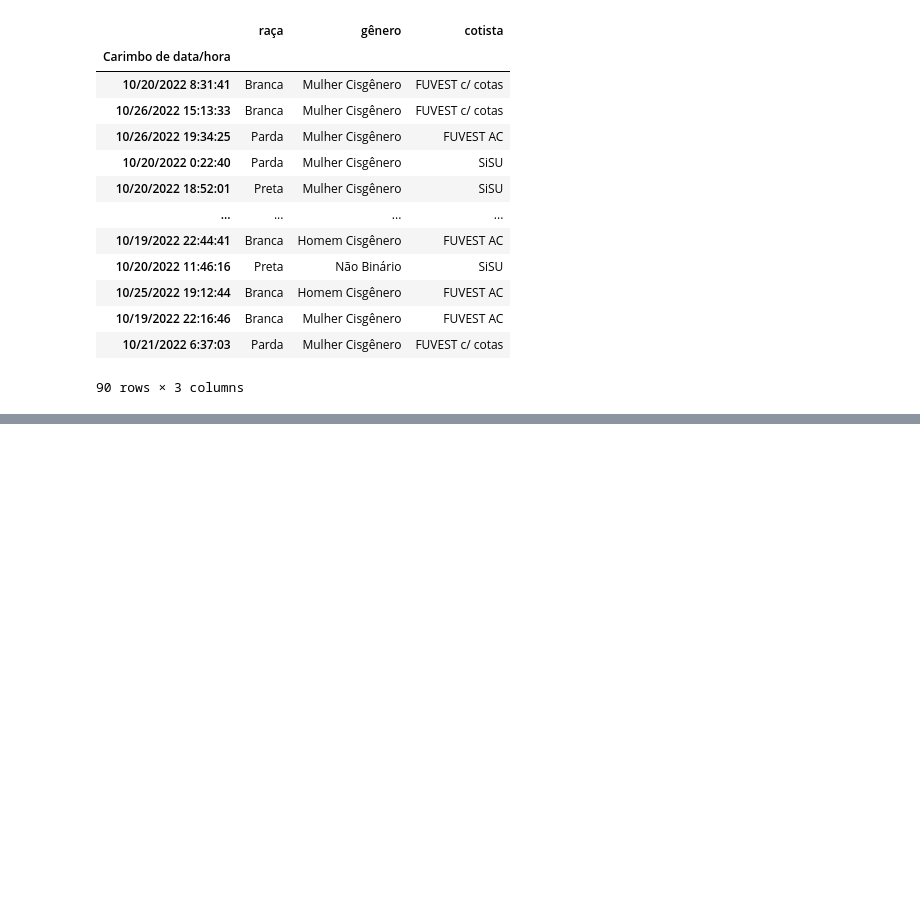
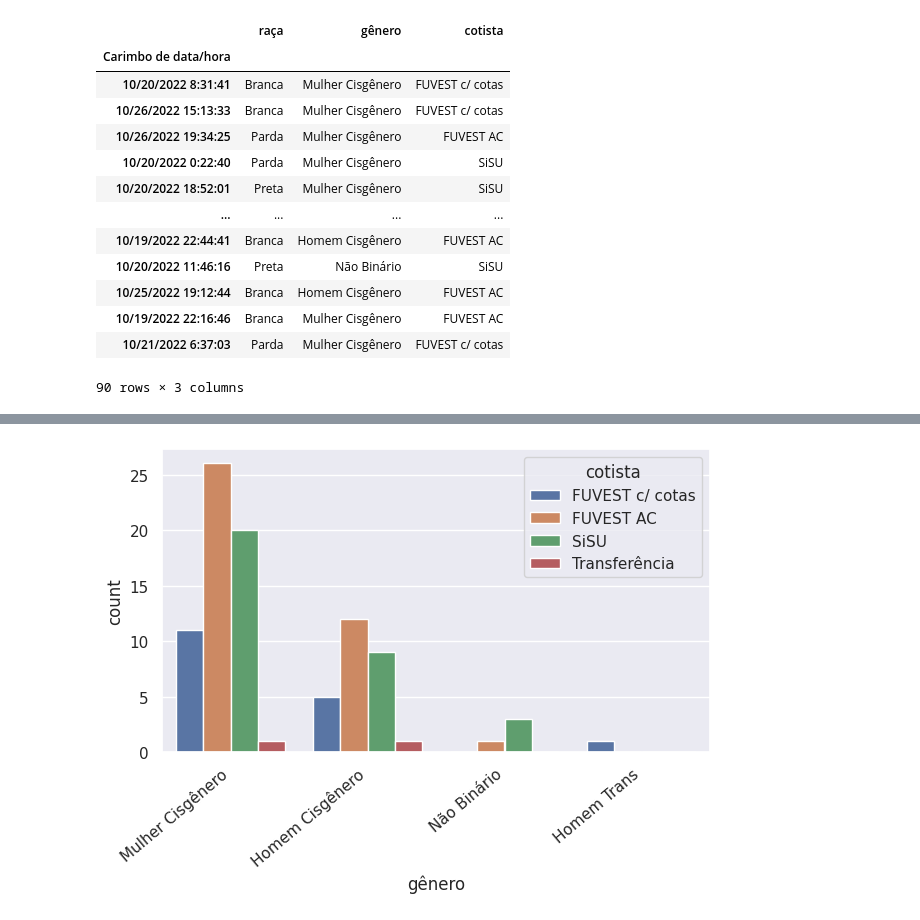
Before and after one commit to thiagogomesverissimo/notebooks, a Jupyter notebook: snippets/2022/luiz-cl-barplot/script.ipynb, the cells around one changed output, grey strips where cells are left out. Cells and saved outputs as stored; diff of their text form; code cells hidden in the pictures; blank space fills up the shorter version.

Commit message:
luiz

```diff
--- a/snippets/2022/luiz-cl-barplot/script.ipynb
+++ b/snippets/2022/luiz-cl-barplot/script.ipynb
@@ -21,8 +21,7 @@ df
 90 rows × 71 columns
 # %%
 # barplot com raça, gênero e cotista
-df = df[['raça', 'gênero', 'cotista']]
-df
+df[['raça', 'gênero', 'cotista']]
 # %% [output]
 |  | raça | gênero | cotista |
 | Carimbo de data/hora |  |  |  |
@@ -40,0 +81,8 @@ df
+# %%
+ax = sns.countplot(x="gênero", hue="cotista", data=df)
+ax.set_xticklabels(ax.get_xticklabels(), rotation=40, ha="right")
+plt.tight_layout()
+plt.savefig('output/luiz.png')
+plt.show()
+# %% [output]
+[figure, added]
```
Also changed, not shown: parts of 5 cells of this notebook, 4 other files.
